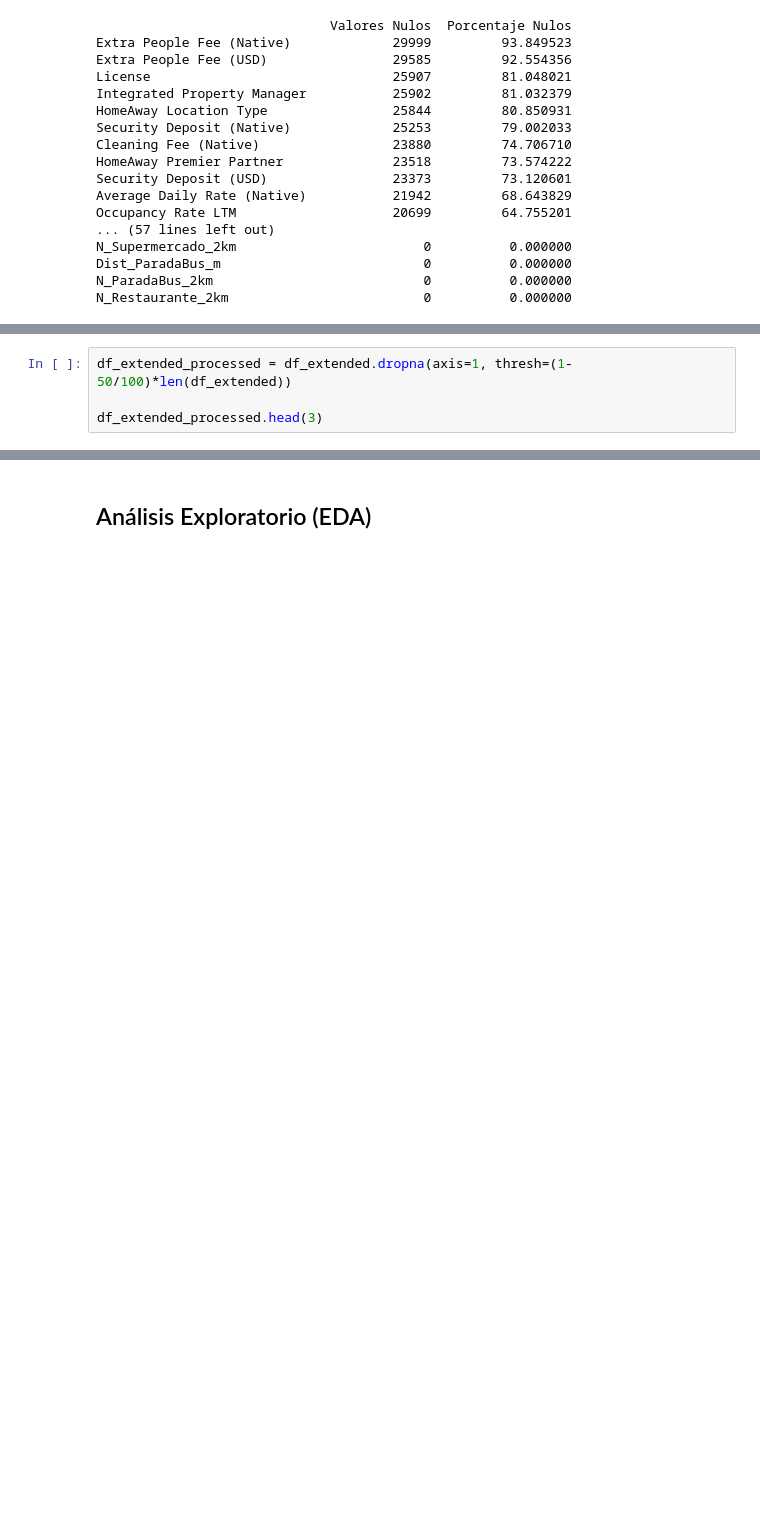
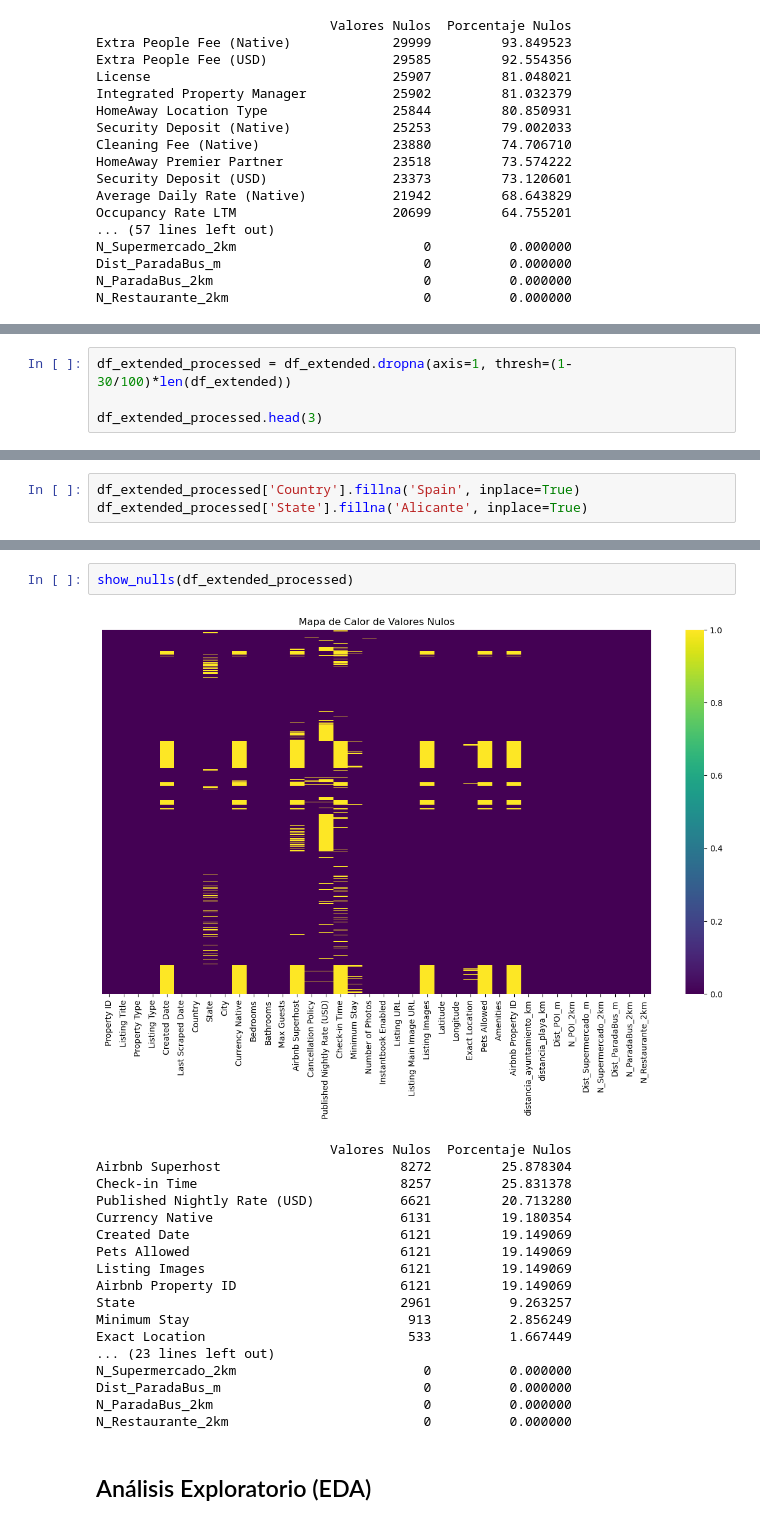
Before and after one commit to fapm4/MDD-Turismo, a Jupyter notebook: eda.ipynb, the cells around one changed output, grey strips where cells are left out. Drawn from its saved outputs; the diff is of its cells as text; blank space fills up the shorter version.

Commit message:
exp: threshold de nulos al 30% e imputar country y state

```diff
--- a/eda.ipynb
+++ b/eda.ipynb
@@ -200,5 +200,5 @@ Las columnas que tienen demasiados nulos (>50%) las eliminamos
 # %%
-df_extended_processed = df_extended.dropna(axis=1, thresh=(1-50/100)*len(df_extended))
+df_extended_processed = df_extended.dropna(axis=1, thresh=(1-30/100)*len(df_extended))
 
 df_extended_processed.head(3)
 # %% [output]
@@ -209,0 +212,3 @@ df_extended_processed.head(3)
+# %%
+df_extended_processed['Country'].fillna('Spain', inplace=True)
+df_extended_processed['State'].fillna('Alicante', inplace=True)
@@ -210,3 +226,24 @@ df_extended_processed.head(3)
+# %%
+show_nulls(df_extended_processed)
+# %% [output]
+[figure, added]
+                              Valores Nulos  Porcentaje Nulos
+Airbnb Superhost                       8272         25.878304
+Check-in Time                          8257         25.831378
+Published Nightly Rate (USD)           6621         20.713280
+Currency Native                        6131         19.180354
+Created Date                           6121         19.149069
+Pets Allowed                           6121         19.149069
+Listing Images                         6121         19.149069
+Airbnb Property ID                     6121         19.149069
+State                                  2961          9.263257
+Minimum Stay                            913          2.856249
+Exact Location                          533          1.667449
+... (23 lines left out)
+N_Supermercado_2km                        0          0.000000
+Dist_ParadaBus_m                          0          0.000000
+N_ParadaBus_2km                           0          0.000000
+N_Restaurante_2km                         0          0.000000
 # %% [markdown]
 ## Análisis Exploratorio (EDA)
 # %%
```
Also changed, not shown: parts of 5 cells of this notebook.
